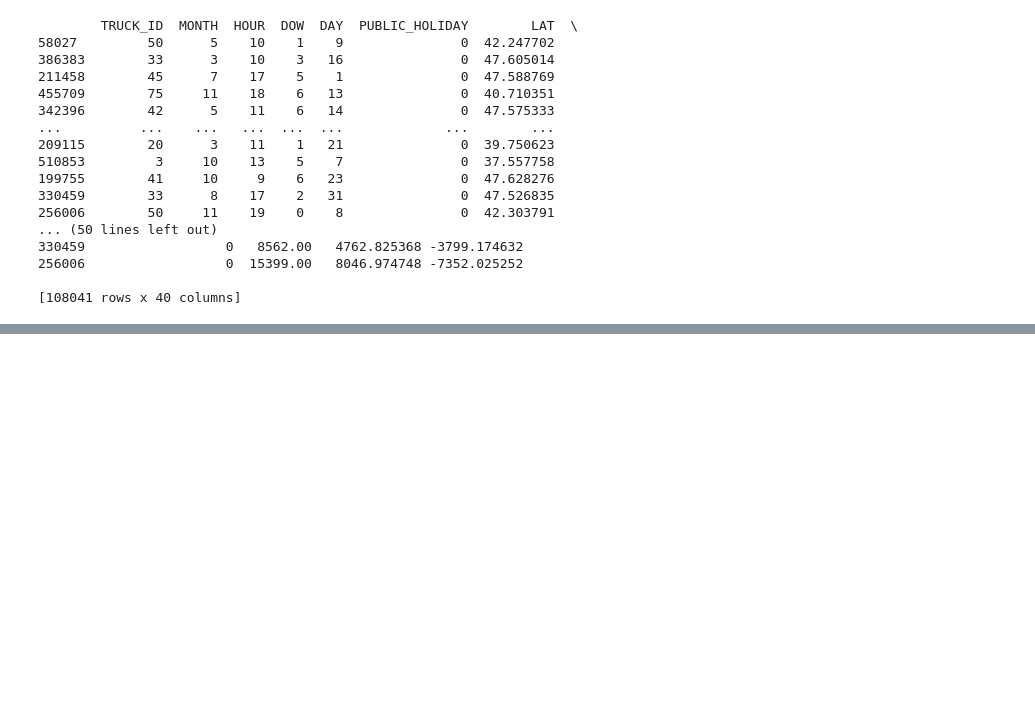
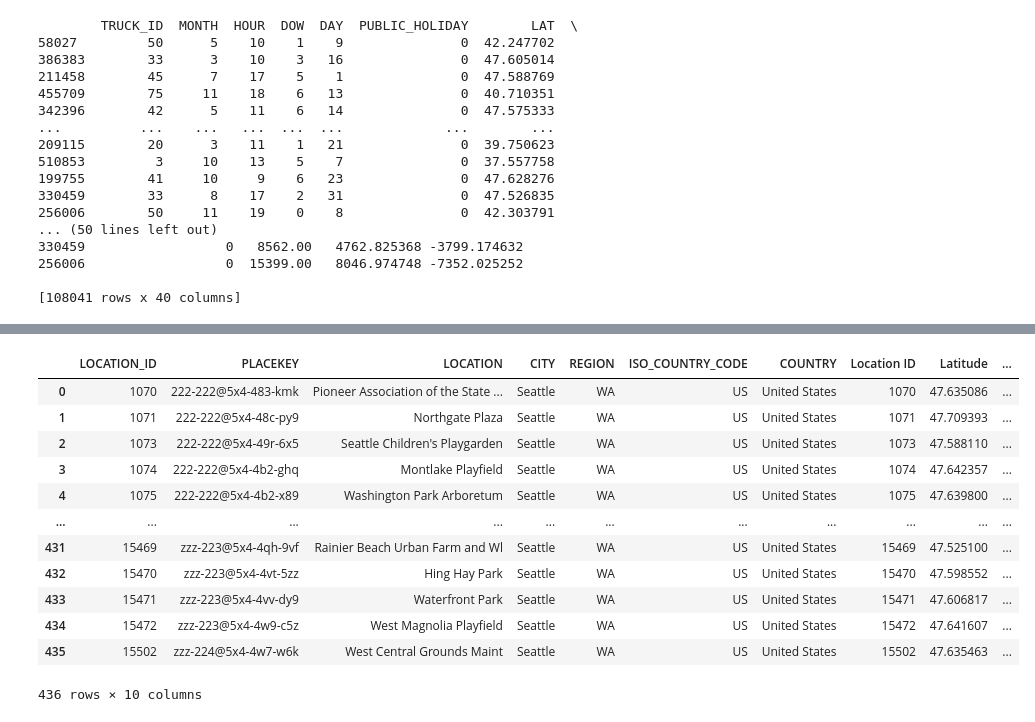
Before and after one commit to jkyxd/ICP_Group3, a Jupyter notebook: Testing File.ipynb, the cells around one changed output, grey strips where cells are left out. Drawn from its saved outputs; the diff is of its cells as text; code cells hidden in the pictures; blank space fills up the shorter version.

```diff
--- a/Testing File.ipynb
+++ b/Testing File.ipynb
@@ -205,0 +372,16 @@ Unique Location IDs: [15284  1675 15088 ... 15085 14897  3651]
+# %%
+city_locations
+# %% [output]
+|  | LOCATION_ID | PLACEKEY | LOCATION | CITY | REGION | ISO_COUNTRY_CODE | COUNTRY | Location ID | Latitude | ... |
+| 0 | 1070 | 222-222@5x4-483-kmk | Pioneer Association of the State ... | Seattle | WA | US | United States | 1070 | 47.635086 | ... |
+| 1 | 1071 | 222-222@5x4-48c-py9 | Northgate Plaza | Seattle | WA | US | United States | 1071 | 47.709393 | ... |
+| 2 | 1073 | 222-222@5x4-49r-6x5 | Seattle Children's Playgarden | Seattle | WA | US | United States | 1073 | 47.588110 | ... |
+| 3 | 1074 | 222-222@5x4-4b2-ghq | Montlake Playfield | Seattle | WA | US | United States | 1074 | 47.642357 | ... |
+| 4 | 1075 | 222-222@5x4-4b2-x89 | Washington Park Arboretum | Seattle | WA | US | United States | 1075 | 47.639800 | ... |
+| ... | ... | ... | ... | ... | ... | ... | ... | ... | ... | ... |
+| 431 | 15469 | zzz-223@5x4-4qh-9vf | Rainier Beach Urban Farm and Wl | Seattle | WA | US | United States | 15469 | 47.525100 | ... |
+| 432 | 15470 | zzz-223@5x4-4vt-5zz | Hing Hay Park | Seattle | WA | US | United States | 15470 | 47.598552 | ... |
+| 433 | 15471 | zzz-223@5x4-4vv-dy9 | Waterfront Park | Seattle | WA | US | United States | 15471 | 47.606817 | ... |
+| 434 | 15472 | zzz-223@5x4-4w9-c5z | West Magnolia Playfield | Seattle | WA | US | United States | 15472 | 47.641607 | ... |
+| 435 | 15502 | zzz-224@5x4-4w7-w6k | West Central Grounds Maint | Seattle | WA | US | United States | 15502 | 47.635463 | ... |
+436 rows × 10 columns
```
Also changed, not shown: parts of 17 cells of this notebook.
